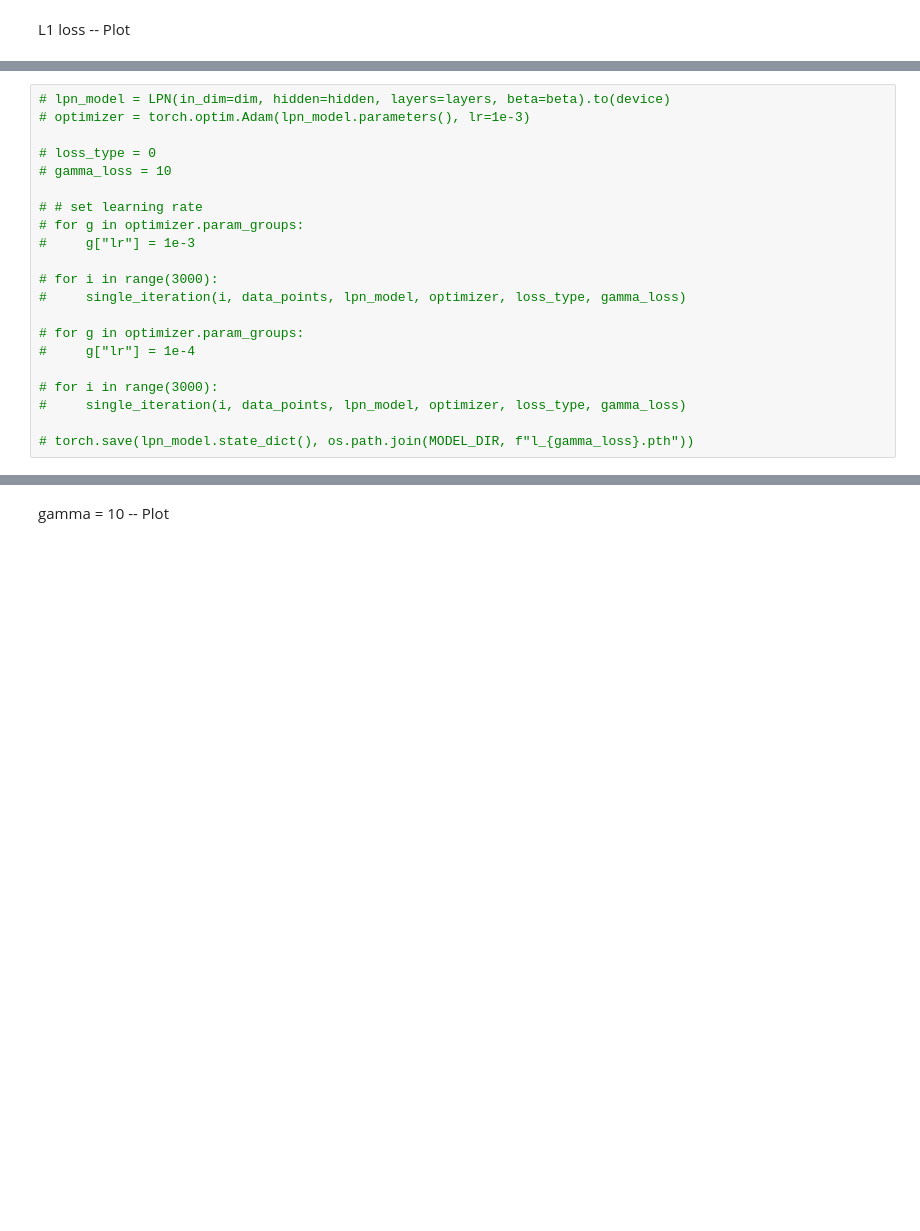
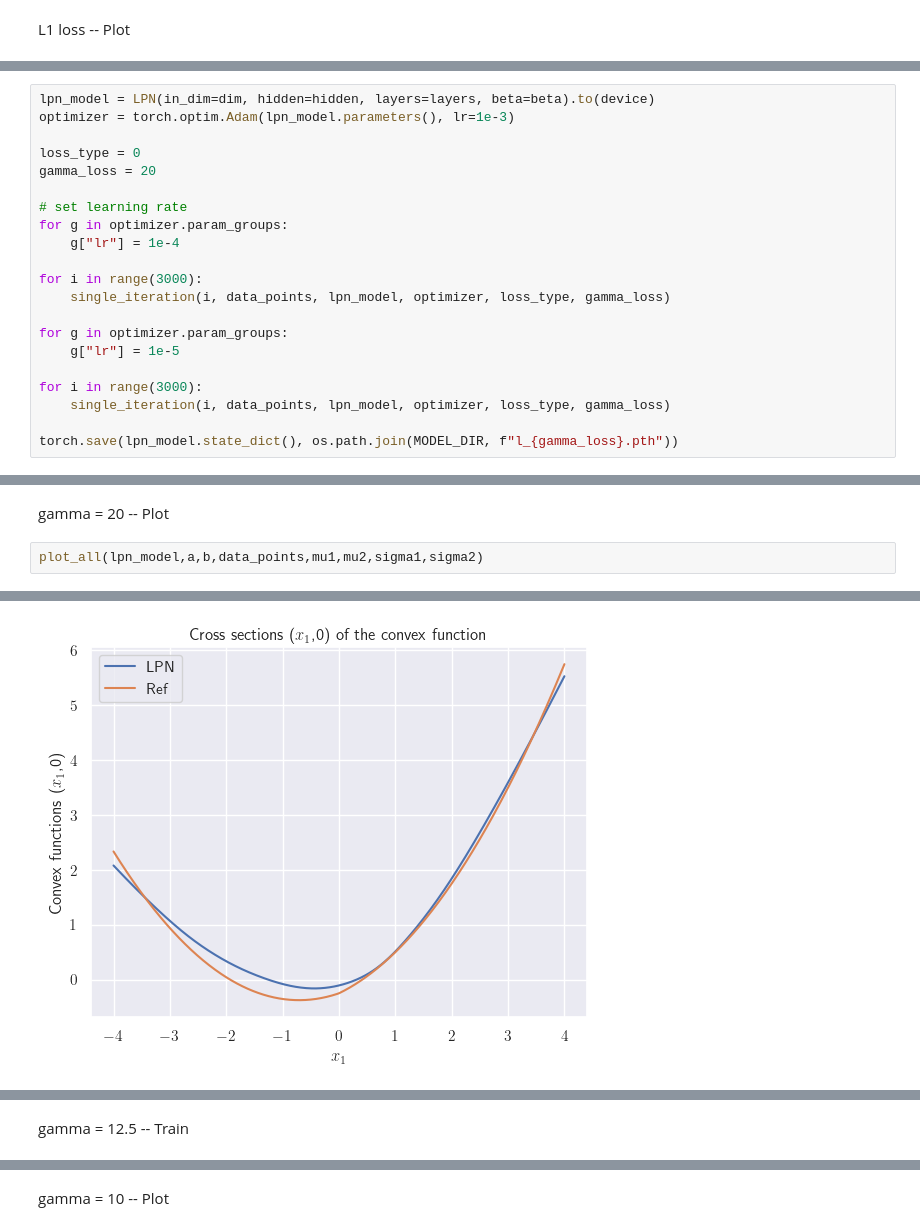
Before and after one commit to Gabriel-P-Langlois/lpn_for_nonconvex_control, a Jupyter notebook: exps/_hjpdes_experiments_multiD/exp_1_minplus_2D.ipynb, the cells around one changed output, grey strips where cells are left out. Drawn from its saved outputs; the diff is of its cells as text; blank space fills up the shorter version.

```diff
--- a/exps/_hjpdes_experiments_multiD/exp_1_minplus_2D.ipynb
+++ b/exps/_hjpdes_experiments_multiD/exp_1_minplus_2D.ipynb
@@ -419,21 +475,21 @@ gamma = 10 -- Train
 # %%
-# lpn_model = LPN(in_dim=dim, hidden=hidden, layers=layers, beta=beta).to(device)
-# optimizer = torch.optim.Adam(lpn_model.parameters(), lr=1e-3)
+lpn_model = LPN(in_dim=dim, hidden=hidden, layers=layers, beta=beta).to(device)
+optimizer = torch.optim.Adam(lpn_model.parameters(), lr=1e-3)
 
-# loss_type = 0
-# gamma_loss = 10
+loss_type = 0
+gamma_loss = 20
 
-# # set learning rate
-# for g in optimizer.param_groups:
-#     g["lr"] = 1e-3
+# set learning rate
+for g in optimizer.param_groups:
+    g["lr"] = 1e-4
 
-# for i in range(3000):
-#     single_iteration(i, data_points, lpn_model, optimizer, loss_type, gamma_loss)
+for i in range(3000):
+    single_iteration(i, data_points, lpn_model, optimizer, loss_type, gamma_loss)
 
-# for g in optimizer.param_groups:
-#     g["lr"] = 1e-4
+for g in optimizer.param_groups:
+    g["lr"] = 1e-5
 
-# for i in range(3000):
-#     single_iteration(i, data_points, lpn_model, optimizer, loss_type, gamma_loss)
+for i in range(3000):
+    single_iteration(i, data_points, lpn_model, optimizer, loss_type, gamma_loss)
 
-# torch.save(lpn_model.state_dict(), os.path.join(MODEL_DIR, f"l_{gamma_loss}.pth"))
+torch.save(lpn_model.state_dict(), os.path.join(MODEL_DIR, f"l_{gamma_loss}.pth"))
@@ -439,0 +509,5 @@ gamma = 10 -- Train
+# %% [markdown]
+gamma = 20 -- Plot
+# %%
+plot_all(lpn_model,a,b,data_points,mu1,mu2,sigma1,sigma2)
+# %% [output]
@@ -439,0 +531 @@ gamma = 10 -- Train
+[figure, added]
@@ -439,0 +535,2 @@ gamma = 10 -- Train
+# %% [markdown]
+gamma = 12.5 -- Train
```
Also changed, not shown: parts of 25 cells of this notebook, 9 other files.
